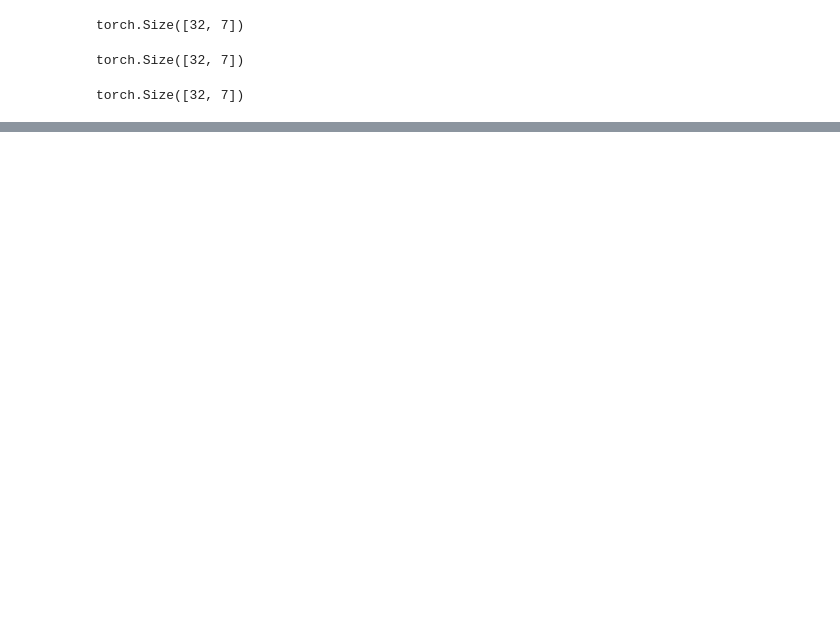
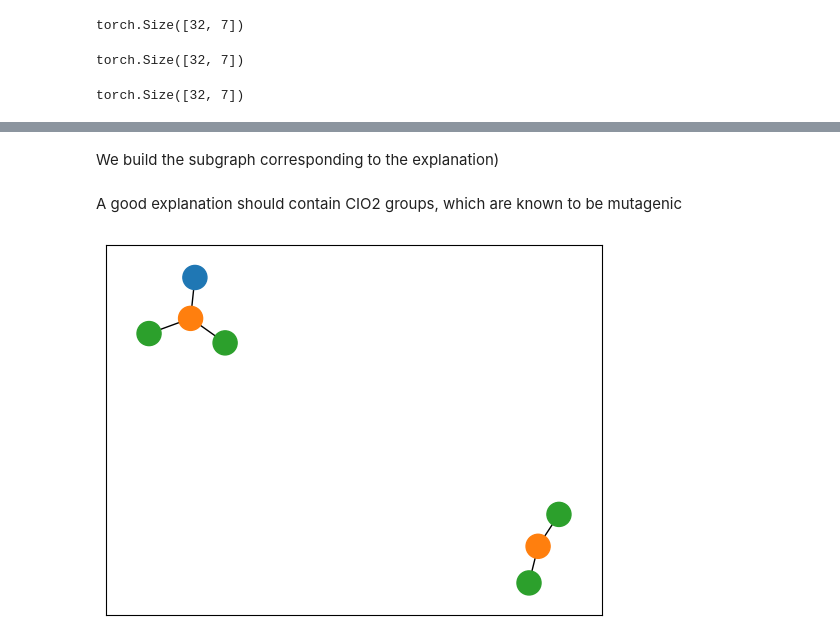
Before and after one commit to FilippoMB/Tutorial_GNN_explainability, a Jupyter notebook: tutorial.ipynb, the cells around one changed output, grey strips where cells are left out. Saved outputs shown, nothing was run; the diff lists cells and outputs as text; code cells hidden in the pictures; blank space fills up the shorter version.

```diff
--- a/tutorial.ipynb
+++ b/tutorial.ipynb
@@ -249,0 +422,3 @@ torch.Size([32, 7])
+# %%
+# Compute the explanations
+explanation = explainer(test_graph.x, test_graph.edge_index)
@@ -249,0 +445,15 @@ torch.Size([32, 7])
+# %%
+relevant_edges = explanation.edge_mask > 0.9
+# %% [markdown]
+We build the subgraph corresponding to the explanation)
+# %%
+explanation_subgraph = pyg.data.Data(test_graph.x, test_graph.edge_index[:, relevant_edges])
+# %%
+# Make undirected and remove the isolated nodes
+explanation_subgraph = pyg.transforms.RemoveIsolatedNodes()(pyg.transforms.ToUndirected()(explanation_subgraph))
+# %% [markdown]
+A good explanation should contain CIO2 groups, which are known to be mutagenic
+# %%
+draw_graph(explanation_subgraph)
+# %% [output]
+[figure, added]
```
Also changed, not shown: parts of 74 cells of this notebook, 5 other files.
